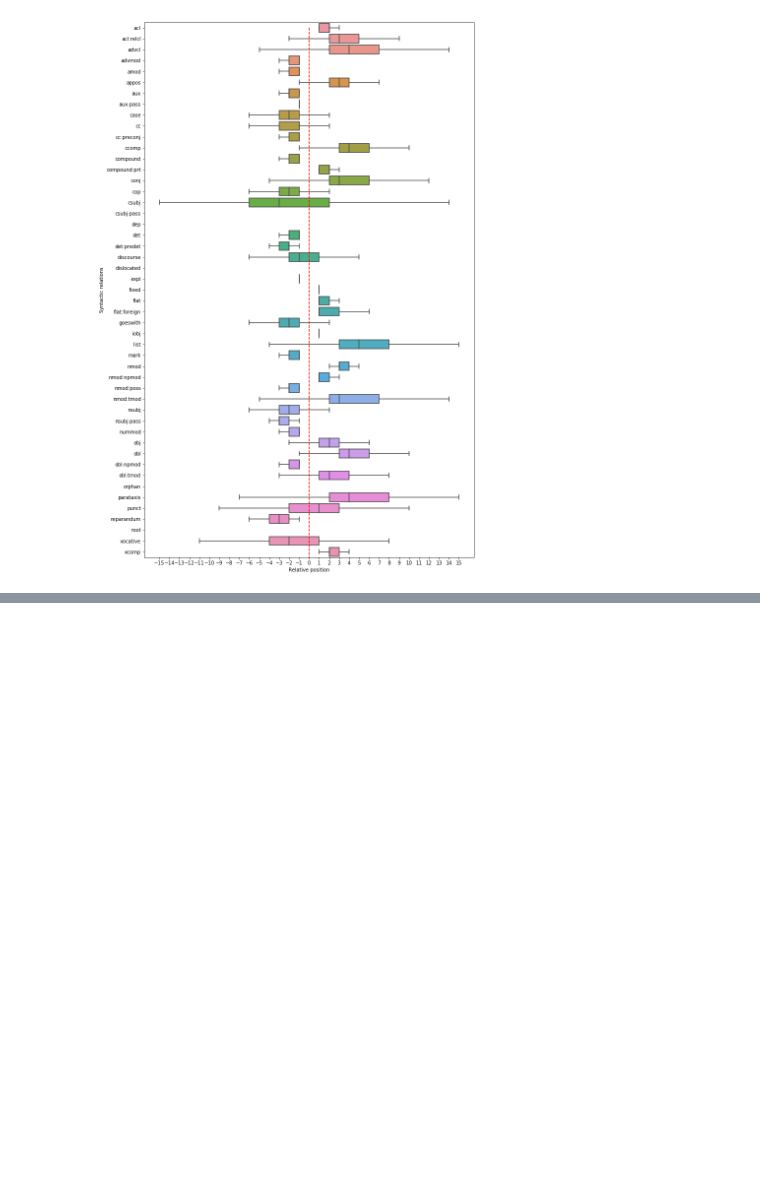
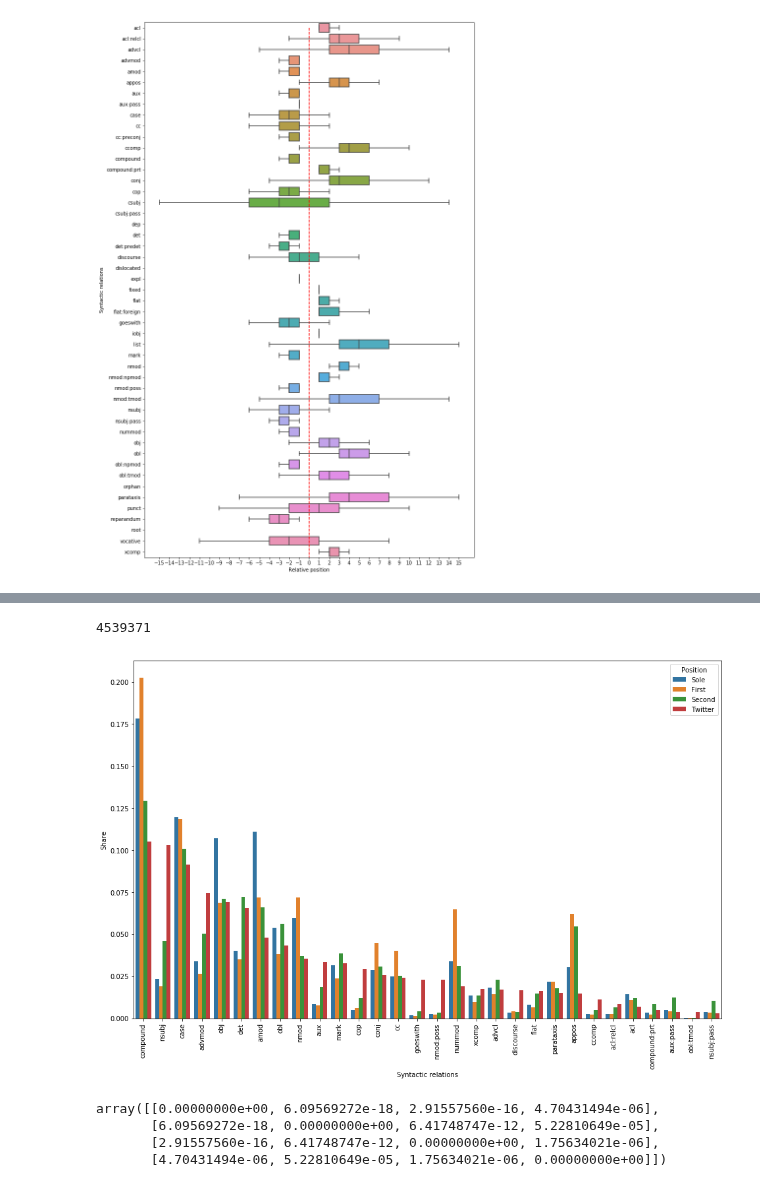
Before and after one commit to dkbrz/Git_Commits, a Jupyter notebook: notebooks/final_notebooks/syntax.ipynb, the cells around one changed output, grey strips where cells are left out. Drawn from its saved outputs; the diff is of its cells as text; code cells hidden in the pictures; blank space fills up the shorter version.

```diff
--- a/notebooks/final_notebooks/syntax.ipynb
+++ b/notebooks/final_notebooks/syntax.ipynb
@@ -129,0 +160,9 @@ Text(0.5, 0, 'Relative position')
+# %%
+rels_rev0 = {rels[key]: 0 for key in rels}
+for line in open('/home/dkbrz/git_commits/rel/one_sentence_rel.txt'):
+    rel = line.rstrip().split()
+    for i in rel:
+        rels_rev0[i] += 1
+del rels_rev0['root'], rels_rev0['punct']
+total = sum(rels_rev0[key] for key in rels_rev0)
+total
@@ -129,0 +180,56 @@ Text(0.5, 0, 'Relative position')
+# %%
+db = mysql.connector.connect(
+  host="localhost",
+  user="root",
+  passwd='password',
+  database='twitter_db',
+  charset='utf8mb4')
+
+cur = db.cursor()
+
+def yield_c():
+    cur.execute('SELECT conllu FROM C')
+    item = cur.fetchone()
+    #print (text)
+    while item:
+        yield item
+        item = cur.fetchone()
+
+rels_rev_T = {rels[key]: 0 for key in rels}
+for item in yield_c():
+    parsed = conllu.parse(item[0])
+    for sent in parsed:
+        for word in sent:
+            rels_rev_T[word['deprel']] += 1
+del rels_rev_T['root'], rels_rev_T['punct']
+
+total = sum(rels_rev_T[key] for key in rels_rev_T)
+total
+# %% [output]
+4539371
+# %%
+total = 214296932
+data1 = [('Sole', key, rels_rev0[key]/total) for key in sorted(rels_rev0, key=rels_rev_T.get, reverse=True)][:30]
+
+total = 180613725#257761639
+data1 += [('First', key, rels_rev[key]/total) for key in sorted(rels_rev, key=rels_rev_T.get, reverse=True)][:30]
+
+total = 534529961#791099453
+data1 += [('Second', key, rels_rev2[key]/total) for key in sorted(rels_rev2, key=rels_rev_T.get, reverse=True)][:30]
+
+total = 4539371
+data1 += [('Twitter', key, rels_rev_T[key]/total) for key in sorted(rels_rev_T, key=rels_rev_T.get, reverse=True)][:30]
+# %%
+data = pd.DataFrame(data1)
+data.columns = ['Position', 'Relation', 'Share']
+# %%
+rel_labels = data.Relation.values[:30]
+# %%
+fig, ax = plt.subplots(figsize=(16, 10))
+sns.barplot(y='Share', x='Relation', hue='Position', data=data)
+plt.xticks(plt.xticks()[0], rel_labels);
+ax.tick_params(axis='x', rotation=90);
+plt.ylabel('Share')
+plt.xlabel('Syntactic relations');
+# %% [output]
+[figure, added]
@@ -129,0 +253,7 @@ Text(0.5, 0, 'Relative position')
+# %%
+pval
+# %% [output]
+array([[0.00000000e+00, 6.09569272e-18, 2.91557560e-16, 4.70431494e-06],
+       [6.09569272e-18, 0.00000000e+00, 6.41748747e-12, 5.22810649e-05],
+       [2.91557560e-16, 6.41748747e-12, 0.00000000e+00, 1.75634021e-06],
+       [4.70431494e-06, 5.22810649e-05, 1.75634021e-06, 0.00000000e+00]])
```
Also changed, not shown: parts of 64 cells of this notebook, 7 other files.
